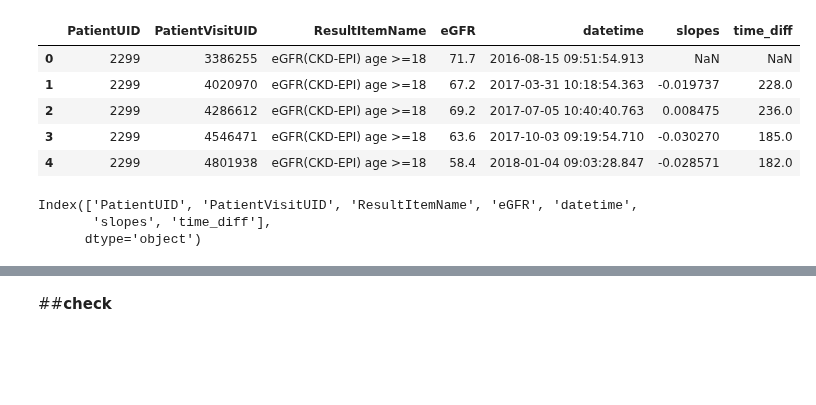
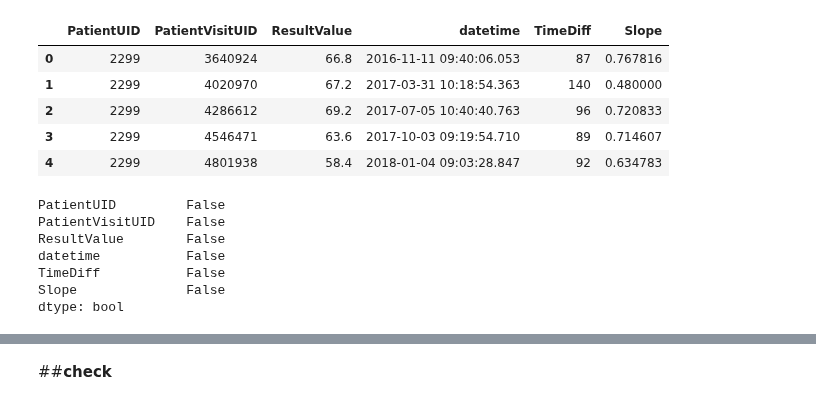
Before and after one commit to nxxk23/PROJECT, a Jupyter notebook: Quartile.ipynb, the cells around one changed output, grey strips where cells are left out. Saved outputs shown, nothing was run; the diff lists cells and outputs as text; code cells hidden in the pictures; blank space fills up the shorter version.

```diff
--- a/Quartile.ipynb
+++ b/Quartile.ipynb
@@ -8,17 +8,11 @@ Drive already mounted at /content/drive; to attempt to forcibly remount, call dr
 # %%
 import pandas as pd
-slope = pd.read_excel('/content/drive/MyDrive/Thesis Project Kidney/Assign 3 : Re-CalculateSlope&Quartile/SlopeFiltered.xlsx')
+slope = pd.read_excel('/content/drive/MyDrive/Thesis Project Kidney/Assign 3 : Re-CalculateSlope&Quartile/LabSlope.xlsx')
 slope.head()
 # %% [output]
-|  | PatientUID | PatientVisitUID | ResultItemName | eGFR | datetime | slopes | time_diff |
-| 0 | 2299 | 3386255 | eGFR(CKD-EPI) age >=18 | 71.7 | 2016-08-15 09:51:54.913 | NaN | NaN |
-| 1 | 2299 | 4020970 | eGFR(CKD-EPI) age >=18 | 67.2 | 2017-03-31 10:18:54.363 | -0.019737 | 228.0 |
-| 2 | 2299 | 4286612 | eGFR(CKD-EPI) age >=18 | 69.2 | 2017-07-05 10:40:40.763 | 0.008475 | 236.0 |
-| 3 | 2299 | 4546471 | eGFR(CKD-EPI) age >=18 | 63.6 | 2017-10-03 09:19:54.710 | -0.030270 | 185.0 |
-| 4 | 2299 | 4801938 | eGFR(CKD-EPI) age >=18 | 58.4 | 2018-01-04 09:03:28.847 | -0.028571 | 182.0 |
+|  | PatientUID | PatientVisitUID | ResultValue | datetime | TimeDiff | Slope |
+| 0 | 2299 | 3640924 | 66.8 | 2016-11-11 09:40:06.053 | 87 | 0.767816 |
+| 1 | 2299 | 4020970 | 67.2 | 2017-03-31 10:18:54.363 | 140 | 0.480000 |
+| 2 | 2299 | 4286612 | 69.2 | 2017-07-05 10:40:40.763 | 96 | 0.720833 |
+| 3 | 2299 | 4546471 | 63.6 | 2017-10-03 09:19:54.710 | 89 | 0.714607 |
+| 4 | 2299 | 4801938 | 58.4 | 2018-01-04 09:03:28.847 | 92 | 0.634783 |
-# %%
-slope.columns
-# %% [output]
-Index(['PatientUID', 'PatientVisitUID', 'ResultItemName', 'eGFR', 'datetime',
-       'slopes', 'time_diff'],
-      dtype='object')
@@ -27,3 +19,13 @@ slope.dropna(subset=['slopes'], inplace=True)
+# %%
+slope.isnull().any()
+# %% [output]
+PatientUID         False
+PatientVisitUID    False
+ResultValue        False
+datetime           False
+TimeDiff           False
+Slope              False
+dtype: bool
 # %%
 import pandas as pd
 
```
Also changed, not shown: parts of 11 cells of this notebook.
